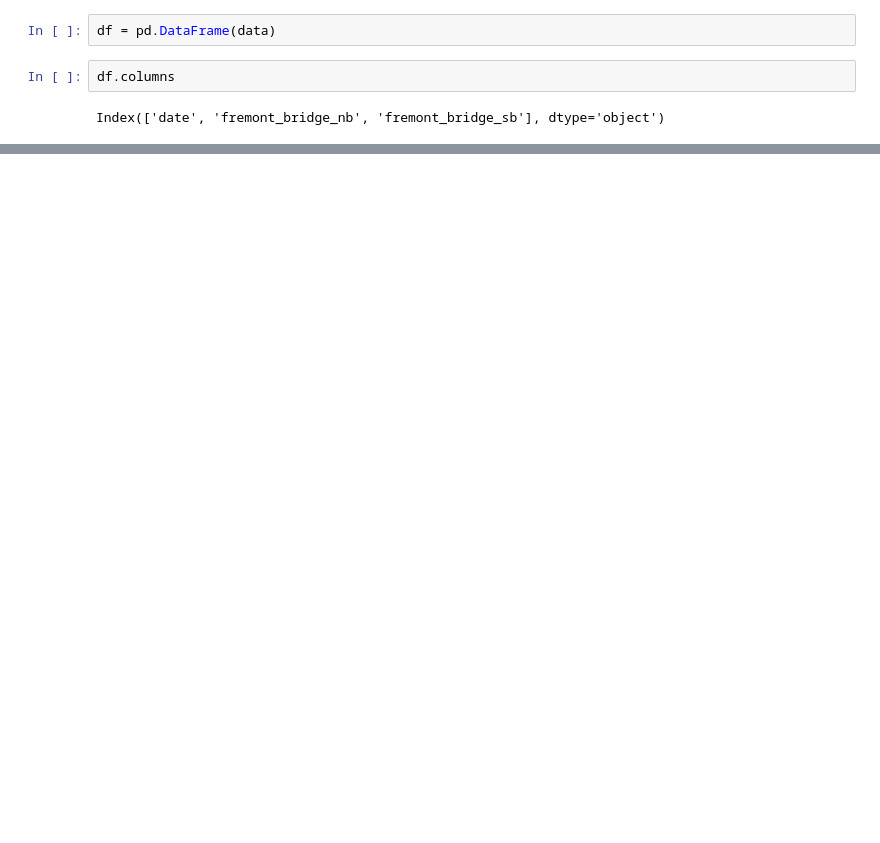
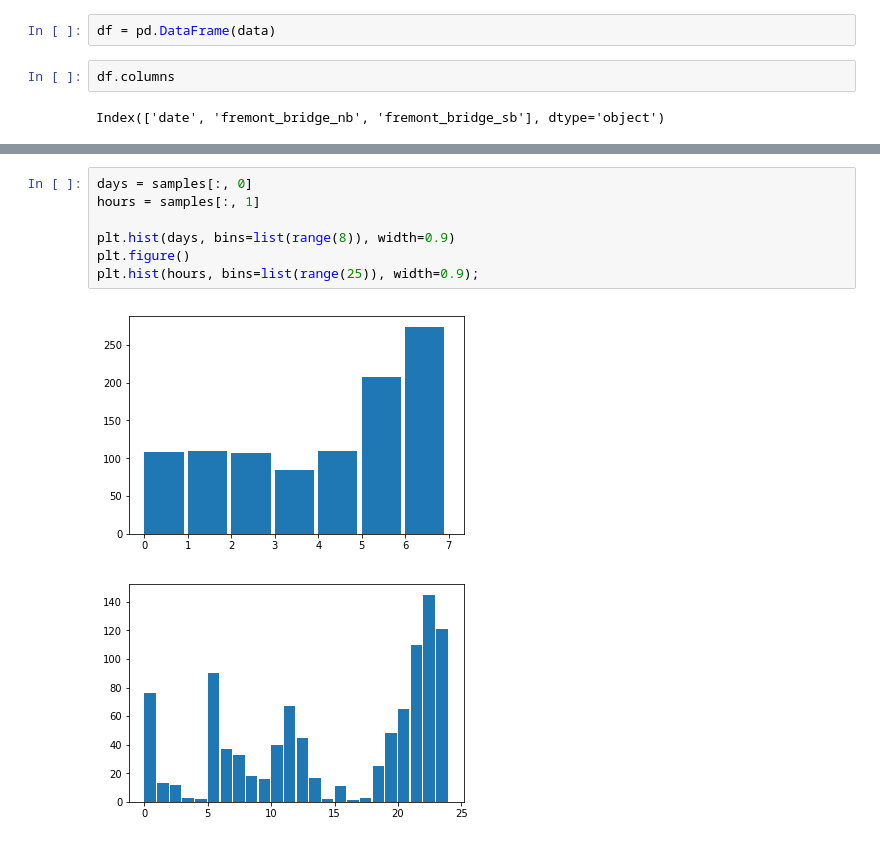
Before and after one commit to danallison/prob-prog-prac, a Jupyter notebook: FremontBikes.ipynb, the cells around one changed output, grey strips where cells are left out. Drawn from its saved outputs; the diff is of its cells as text; blank space fills up the shorter version.

```diff
--- a/FremontBikes.ipynb
+++ b/FremontBikes.ipynb
@@ -46,0 +107,10 @@ plt.plot_date(df.date, df.fremont_bridge_sb, ls='solid');
+# %%
+days = samples[:, 0]
+hours = samples[:, 1]
+
+plt.hist(days, bins=list(range(8)), width=0.9)
+plt.figure()
+plt.hist(hours, bins=list(range(25)), width=0.9);
+# %% [output]
+[figure, added]
+[figure, added]
```
Also changed, not shown: parts of 12 cells of this notebook.
